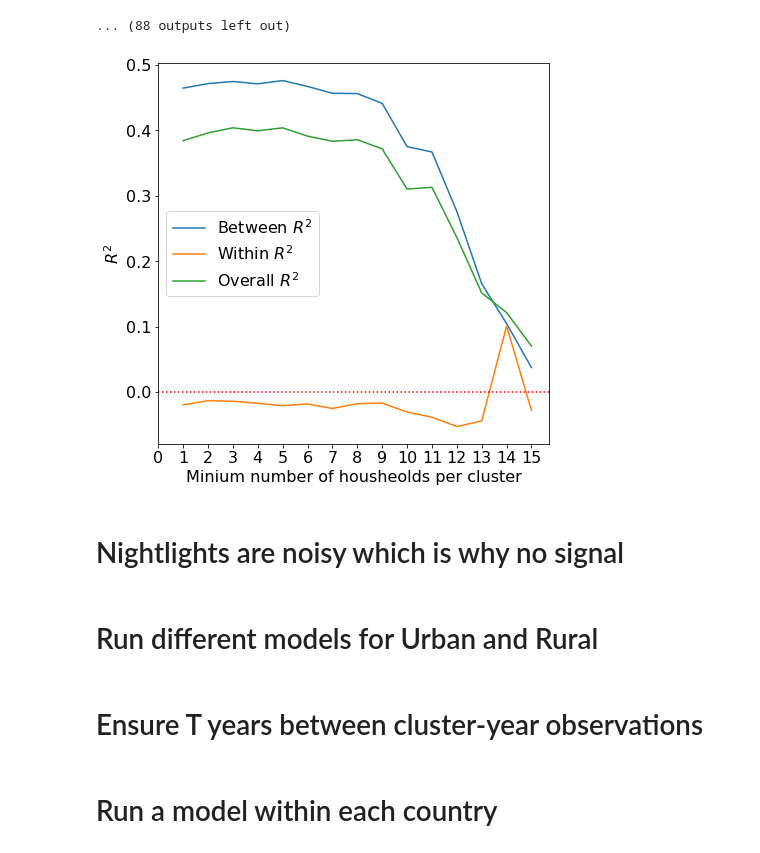
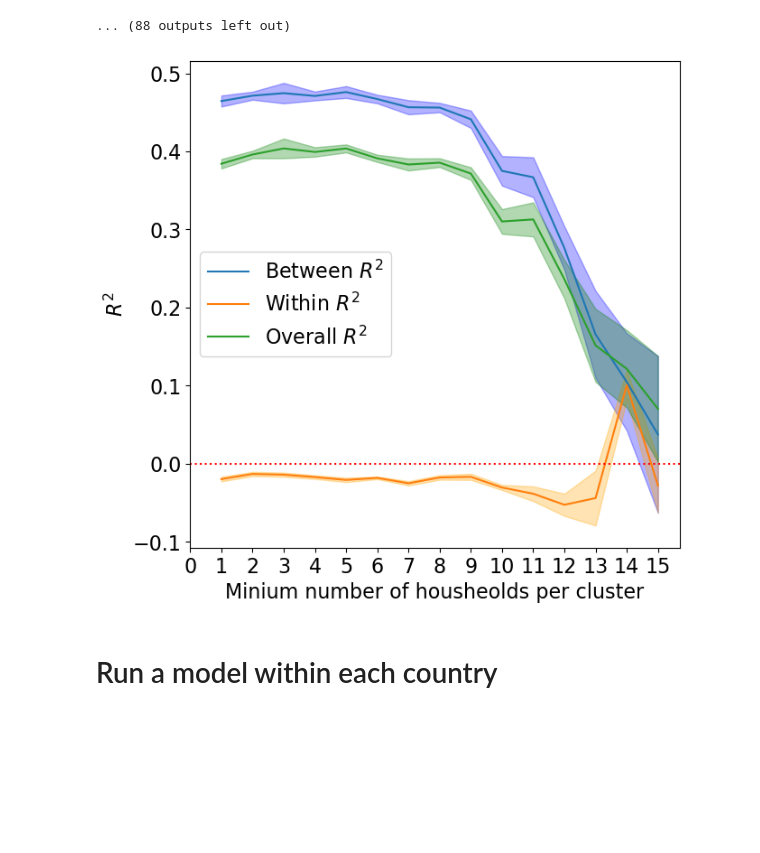
Before and after one commit to nateso/predicting_poverty, a Jupyter notebook: analysis/04a_robustness_household.ipynb, the cells around one changed output. Drawn from its saved outputs; the diff is of its cells as text; code cells hidden in the pictures; blank space fills up the shorter version.

```diff
--- a/analysis/03_understanding_model_performance.ipynb
+++ b/analysis/04a_robustness_household.ipynb
@@ -287,20 +287,38 @@ agg_results = {k: np.mean(v, axis = 1) for k,v in results.items()}
 pth = "../results/robust_households.pkl"
 with open(pth, 'wb') as f:
     pickle.dump(results, f)
+# %%
+# load the data
+# save the results
+pth = "../results/robust_households.pkl"
+with open(pth, 'rb') as f:
+    results = pickle.load(f)
+
+# aggregate results and add standard errors.
+agg_mean_results = {k: np.mean(v, axis = 1) for k,v in results.items()}
+agg_95ci_results = {k: 1.96*np.std(v, axis = 1)/np.sqrt(10) for k,v in results.items()}
+agg_results = {
+    'mean': agg_mean_results,
+    'ci': agg_95ci_results
+}
 # %%
 # plot the results
 plt.figure(figsize = (7,7))
-plt.plot(list(range(1,16)), agg_results['between_r2'], label = 'Between $R^2$')
-plt.plot(list(range(1,16)), agg_results['within_r2'], label = 'Within $R^2$')
-plt.plot(list(range(1,16)), agg_results['combined_r2'], label = 'Overall $R^2$')
+plt.plot(list(range(1,16)), agg_results['mean']['between_r2'], label = 'Between $R^2$')
+plt.plot(list(range(1,16)), agg_results['mean']['within_r2'], label = 'Within $R^2$')
+plt.plot(list(range(1,16)), agg_results['mean']['combined_r2'], label = 'Overall $R^2$')
+
+# add confidence bands
+plt.fill_between(list(range(1, 16)), agg_results['mean']['between_r2'] - agg_results['ci']['between_r2'], agg_results['mean']['between_r2'] + agg_results['ci']['between_r2'], alpha=0.3, color='blue')
+plt.fill_between(list(range(1, 16)), agg_results['mean']['within_r2'] - agg_results['ci']['within_r2'], agg_results['mean']['within_r2'] + agg_results['ci']['within_r2'], alpha=0.3, color='orange')
+plt.fill_between(list(range(1, 16)), agg_results['mean']['combined_r2'] - agg_results['ci']['combined_r2'], agg_results['mean']['combined_r2'] + agg_results['ci']['combined_r2'], alpha=0.3, color='green')
+
 plt.legend()
 plt.xlabel("Minium number of housheolds per cluster")
 plt.ylabel("$R^2$")
 plt.axhline(y=0, color='red', linestyle='dotted', label='y = 0')  # Add red dotted line at y = 0
 plt.xticks(range(0, 16))  # Set x-axis ticks from 1 to 10
 plt.savefig("../figures/results/R2_vs_households.png", dpi = 600, bbox_inches = 'tight', pad_inches = 0.1)
 plt.show()
 # %% [output]
-[figure, old version]
+[figure, new version]
-# %% [markdown]
-# Nightlights are noisy which is why no signal
@@ -309,2 +324,0 @@ early_years
-# %% [markdown]
-# Run different models for Urban and Rural
@@ -314,2 +324,0 @@ rural_cids = list(df[df.rural == 1].cluster_id)
-# %% [markdown]
-# Ensure T years between cluster-year observations
```
Also changed, not shown: parts of 4 cells of this notebook, 19 other files.
